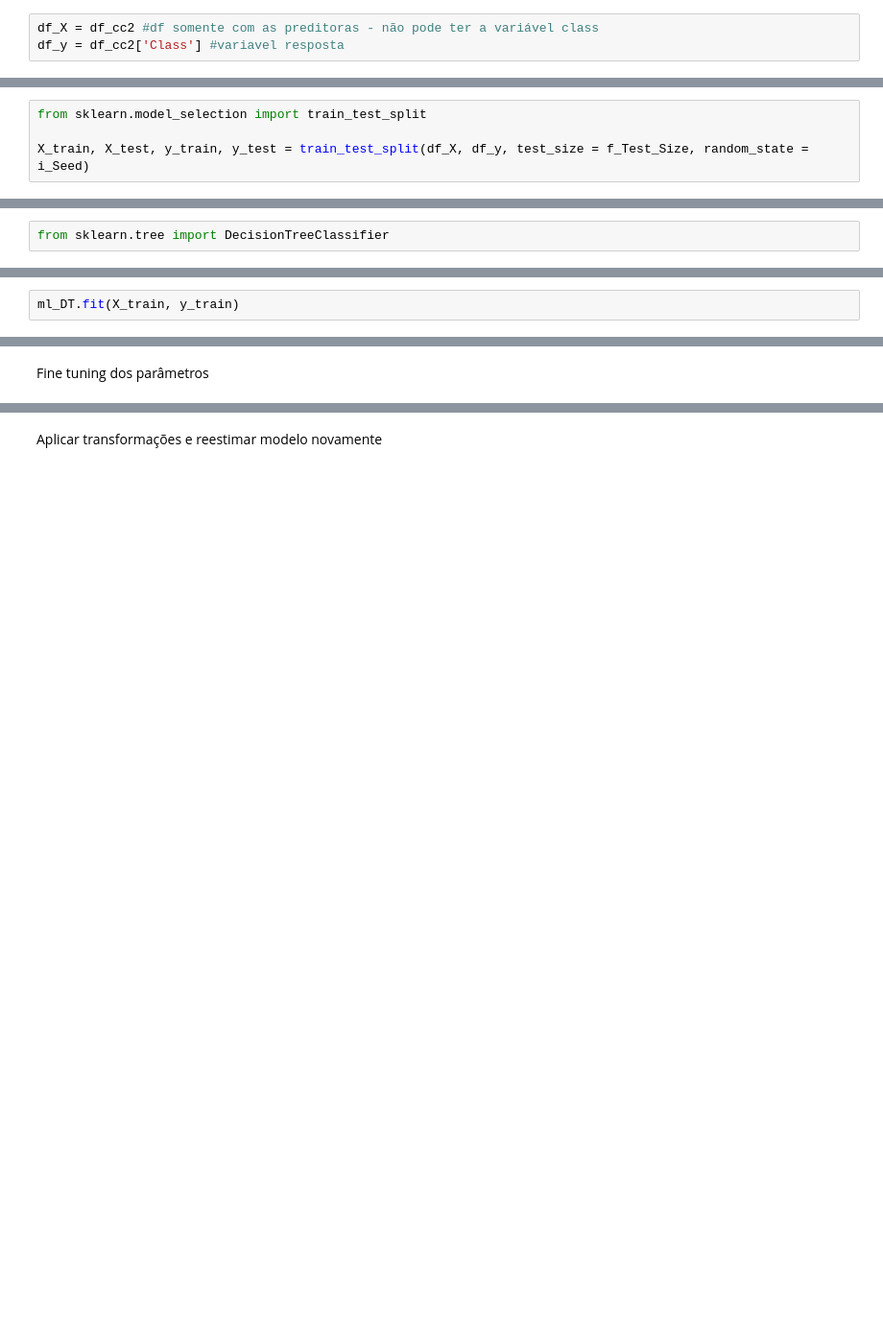
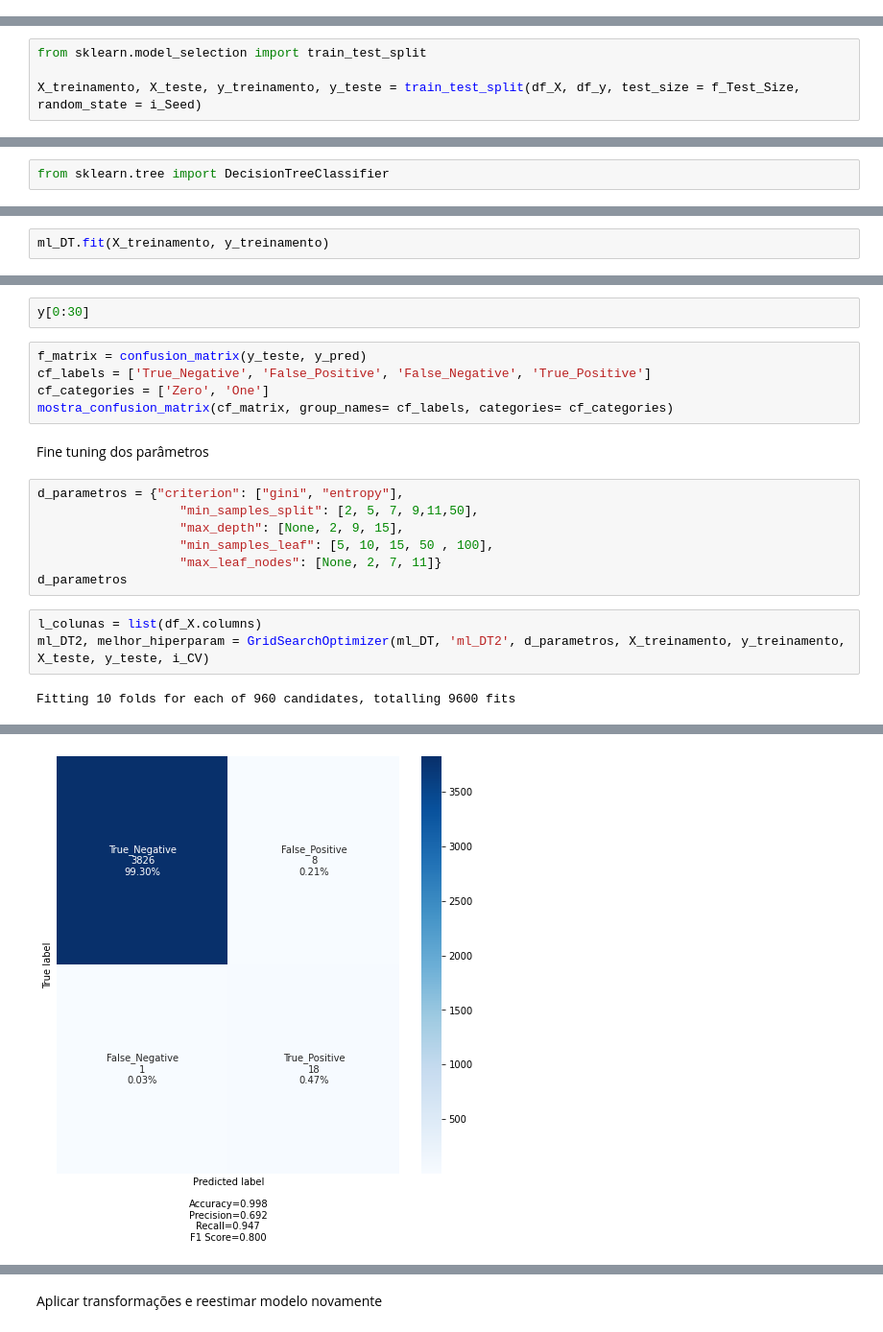
Before and after one commit to DaniYama/DSWPmy, a Jupyter notebook: Notebooks/NB15_00__Machine_Learning___DSWP.ipynb, the cells around one changed output, grey strips where cells are left out. Shown at 96% size. Cells and saved outputs as stored; diff of their text form; blank space fills up the shorter version.

```diff
--- a/Notebooks/NB15_00__Machine_Learning___DSWP.ipynb
+++ b/Notebooks/NB15_00__Machine_Learning___DSWP.ipynb
@@ -1874,3 +1860,0 @@ df_X.drop(columns=['Class'], axis = 1)
-# %%
-df_X = df_cc2 #df somente com as preditoras - não pode ter a variável class
-df_y = df_cc2['Class'] #variavel resposta
@@ -1881,5 +1865,5 @@ df_y.shape
 # %%
 from sklearn.model_selection import train_test_split
 
-X_train, X_test, y_train, y_test = train_test_split(df_X, df_y, test_size = f_Test_Size, random_state = i_Seed)
+X_treinamento, X_teste, y_treinamento, y_teste = train_test_split(df_X, df_y, test_size = f_Test_Size, random_state = i_Seed)
 # %%
@@ -1940,2 +1917,2 @@ ml_DT= DecisionTreeClassifier(
 # %%
-ml_DT.fit(X_train, y_train)
+ml_DT.fit(X_treinamento, y_treinamento)
@@ -1959,2 +1930,21 @@ Cros vAlidation
+# %%
+y[0:30]
+# %%
+f_matrix = confusion_matrix(y_teste, y_pred)
+cf_labels = ['True_Negative', 'False_Positive', 'False_Negative', 'True_Positive']
+cf_categories = ['Zero', 'One']
+mostra_confusion_matrix(cf_matrix, group_names= cf_labels, categories= cf_categories)
 # %% [markdown]
 Fine tuning dos parâmetros
+# %%
+d_parametros = {"criterion": ["gini", "entropy"],
+                   "min_samples_split": [2, 5, 7, 9,11,50],
+                   "max_depth": [None, 2, 9, 15],
+                   "min_samples_leaf": [5, 10, 15, 50 , 100],
+                   "max_leaf_nodes": [None, 2, 7, 11]}
+d_parametros
+# %%
+l_colunas = list(df_X.columns)
+ml_DT2, melhor_hiperparam = GridSearchOptimizer(ml_DT, 'ml_DT2', d_parametros, X_treinamento, y_treinamento, X_teste, y_teste, i_CV)
+# %% [output]
+Fitting 10 folds for each of 960 candidates, totalling 9600 fits
@@ -1960,0 +1985 @@ Fine tuning dos parâmetros
+[figure, added]
```
Also changed, not shown: parts of 31 cells of this notebook.
